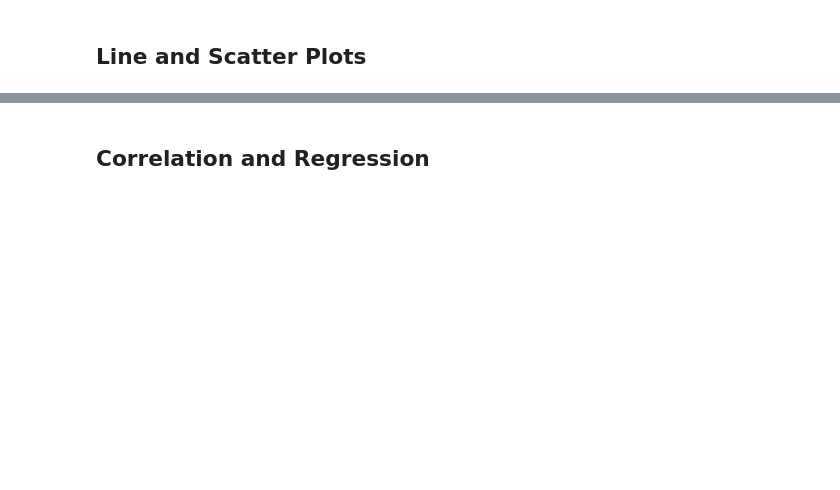
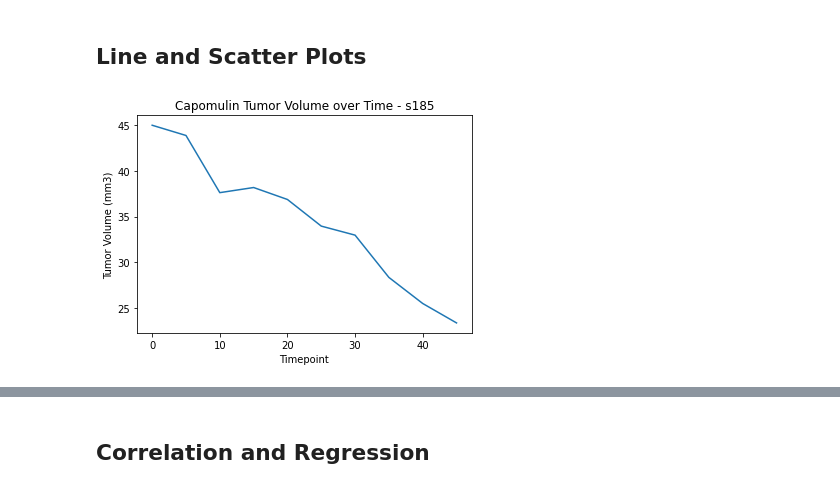
Before and after one commit to sweeneygood/matplotlib-challenge, a Jupyter notebook: pymaceuticals_starter.ipynb, the cells around one changed output, grey strips where cells are left out. Saved outputs shown, nothing was run; the diff lists cells and outputs as text; code cells hidden in the pictures; blank space fills up the shorter version.

```diff
--- a/pymaceuticals_starter.ipynb
+++ b/pymaceuticals_starter.ipynb
@@ -376,17 +362,19 @@ TypeError: boxplot() got an unexpected keyword argument 'label'
 # %%
 # Generate a line plot of tumor volume vs. time point for a mouse treated with Capomulin
 drug_list = ["Capomulin"]
 mouse_study_df_capomulin = mouse_study_df.loc[mouse_study_df['Drug Regimen'].isin(drug_list)]
-mouse_id = ['r157']
-mouse_study_df_capomulin_r157 = mouse_study_df.loc[mouse_study_df['Mouse ID'].isin(mouse_id)]
+mouse_id = ['s185']
+mouse_study_df_capomulin_s185 = mouse_study_df.loc[mouse_study_df['Mouse ID'].isin(mouse_id)]
 
-x_axis = mouse_study_df_capomulin_r157["Timepoint"]
-y_axis = mouse_study_df_capomulin_r157["Tumor Volume (mm3)"]
+x_axis = mouse_study_df_capomulin_s185["Timepoint"]
+y_axis = mouse_study_df_capomulin_s185["Tumor Volume (mm3)"]
 
-plt.title("Capomulin Tumor Volume over Timepoint")
+plt.title("Capomulin Tumor Volume over Time - s185")
 plt.ylabel("Tumor Volume (mm3)")
 plt.xlabel("Timepoint")
 
 plt.plot(x_axis, y_axis)
 # Show the graph that we have created
 plt.show()
+# %% [output]
+[figure, added]
```
Also changed, not shown: parts of 9 cells of this notebook.
